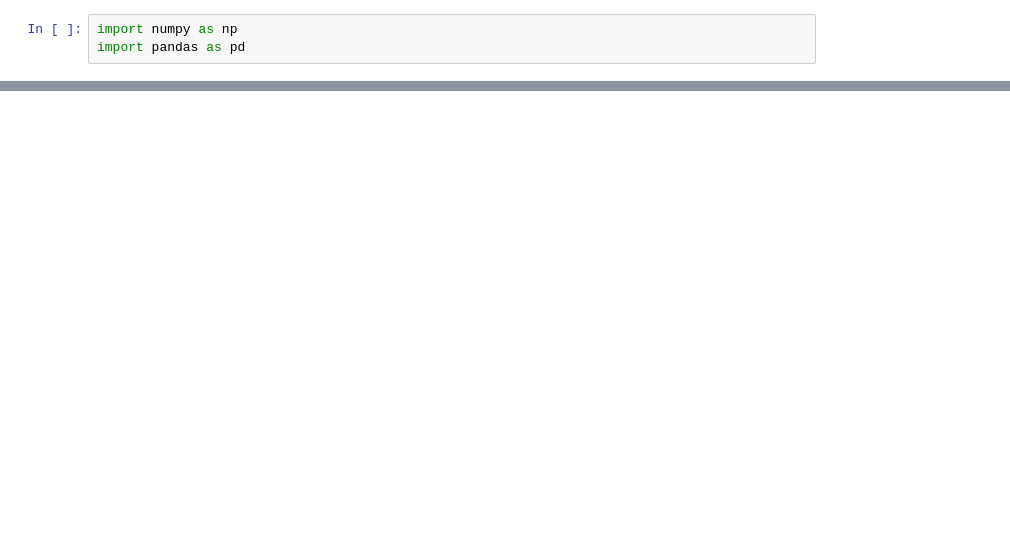
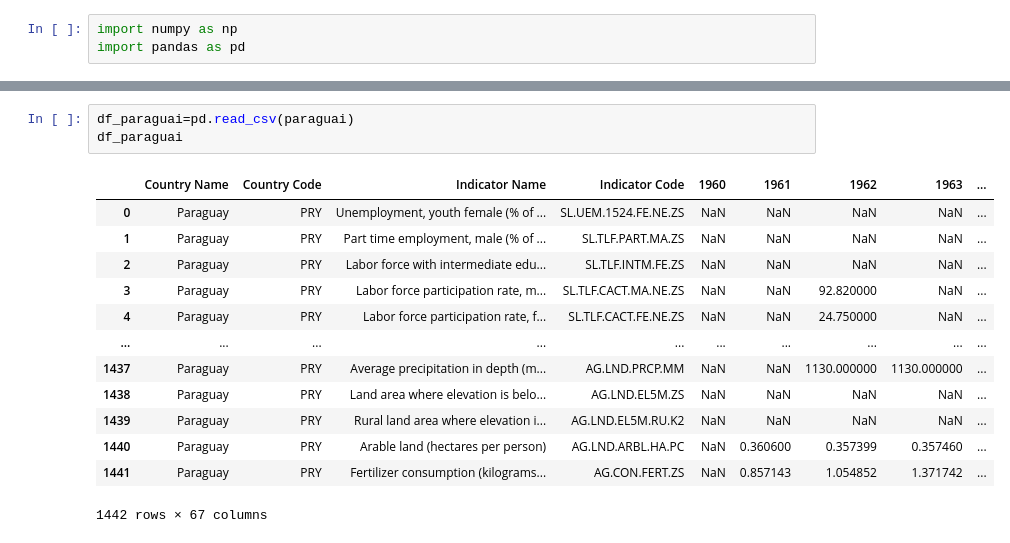
Before and after one commit to brudomingues/analise_dados, a Jupyter notebook: notebooks/Analise_de_dados_06_combinando_dataframe_py.ipynb, the cells around one changed output, grey strips where cells are left out. Drawn from its saved outputs; the diff is of its cells as text; blank space fills up the shorter version.

```diff
--- a/notebooks/Analise_de_dados_06_combinando_dataframe_py.ipynb
+++ b/notebooks/Analise_de_dados_06_combinando_dataframe_py.ipynb
@@ -27,0 +62,17 @@ df_brasil
+# %%
+df_paraguai=pd.read_csv(paraguai)
+df_paraguai
+# %% [output]
+|  | Country Name | Country Code | Indicator Name | Indicator Code | 1960 | 1961 | 1962 | 1963 | ... |
+| 0 | Paraguay | PRY | Unemployment, youth female (% of ... | SL.UEM.1524.FE.NE.ZS | NaN | NaN | NaN | NaN | ... |
+| 1 | Paraguay | PRY | Part time employment, male (% of ... | SL.TLF.PART.MA.ZS | NaN | NaN | NaN | NaN | ... |
+| 2 | Paraguay | PRY | Labor force with intermediate edu... | SL.TLF.INTM.FE.ZS | NaN | NaN | NaN | NaN | ... |
+| 3 | Paraguay | PRY | Labor force participation rate, m... | SL.TLF.CACT.MA.NE.ZS | NaN | NaN | 92.820000 | NaN | ... |
+| 4 | Paraguay | PRY | Labor force participation rate, f... | SL.TLF.CACT.FE.NE.ZS | NaN | NaN | 24.750000 | NaN | ... |
+| ... | ... | ... | ... | ... | ... | ... | ... | ... | ... |
+| 1437 | Paraguay | PRY | Average precipitation in depth (m... | AG.LND.PRCP.MM | NaN | NaN | 1130.000000 | 1130.000000 | ... |
+| 1438 | Paraguay | PRY | Land area where elevation is belo... | AG.LND.EL5M.ZS | NaN | NaN | NaN | NaN | ... |
+| 1439 | Paraguay | PRY | Rural land area where elevation i... | AG.LND.EL5M.RU.K2 | NaN | NaN | NaN | NaN | ... |
+| 1440 | Paraguay | PRY | Arable land (hectares per person) | AG.LND.ARBL.HA.PC | NaN | 0.360600 | 0.357399 | 0.357460 | ... |
+| 1441 | Paraguay | PRY | Fertilizer consumption (kilograms... | AG.CON.FERT.ZS | NaN | 0.857143 | 1.054852 | 1.371742 | ... |
+1442 rows × 67 columns
```
Also changed, not shown: parts of 31 cells of this notebook.
